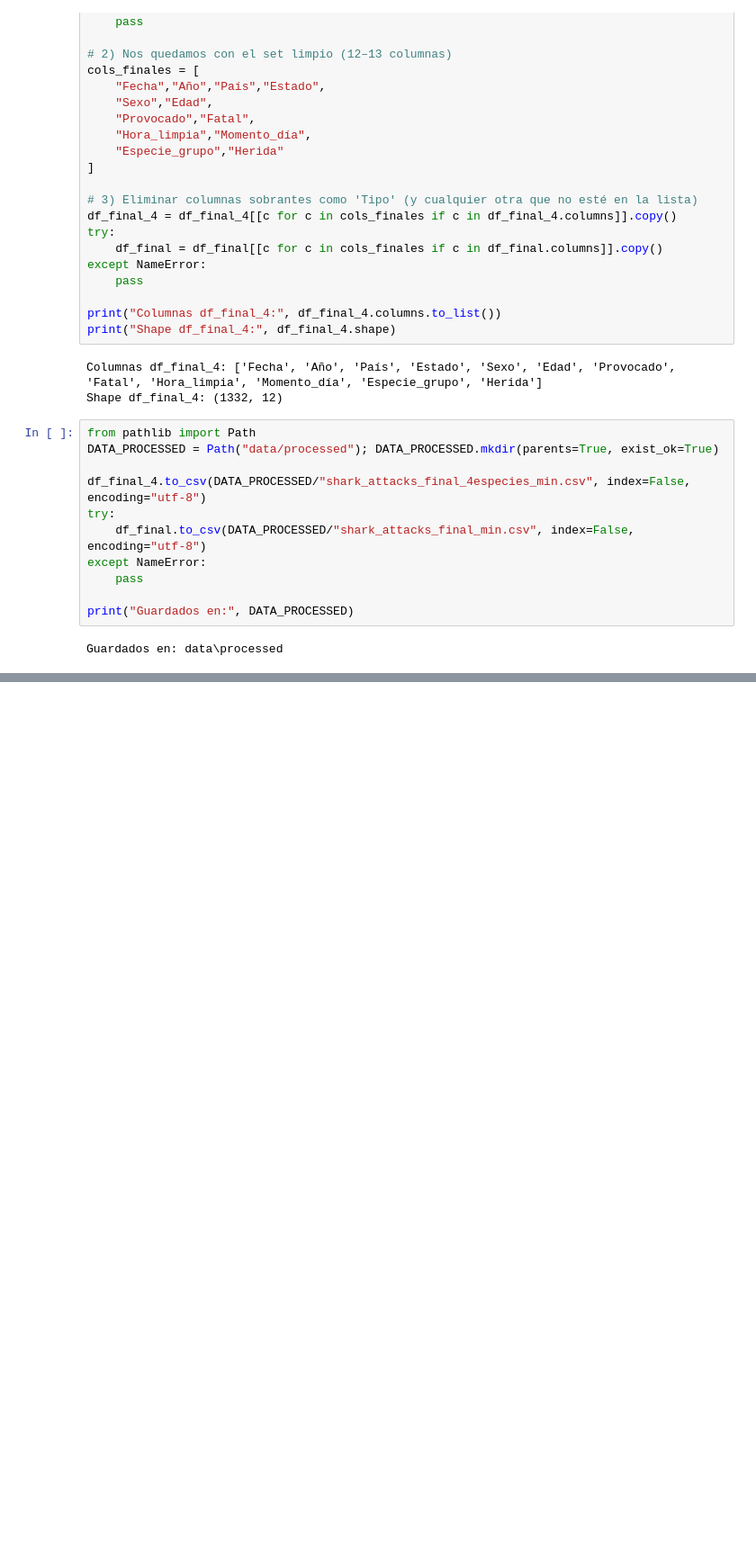
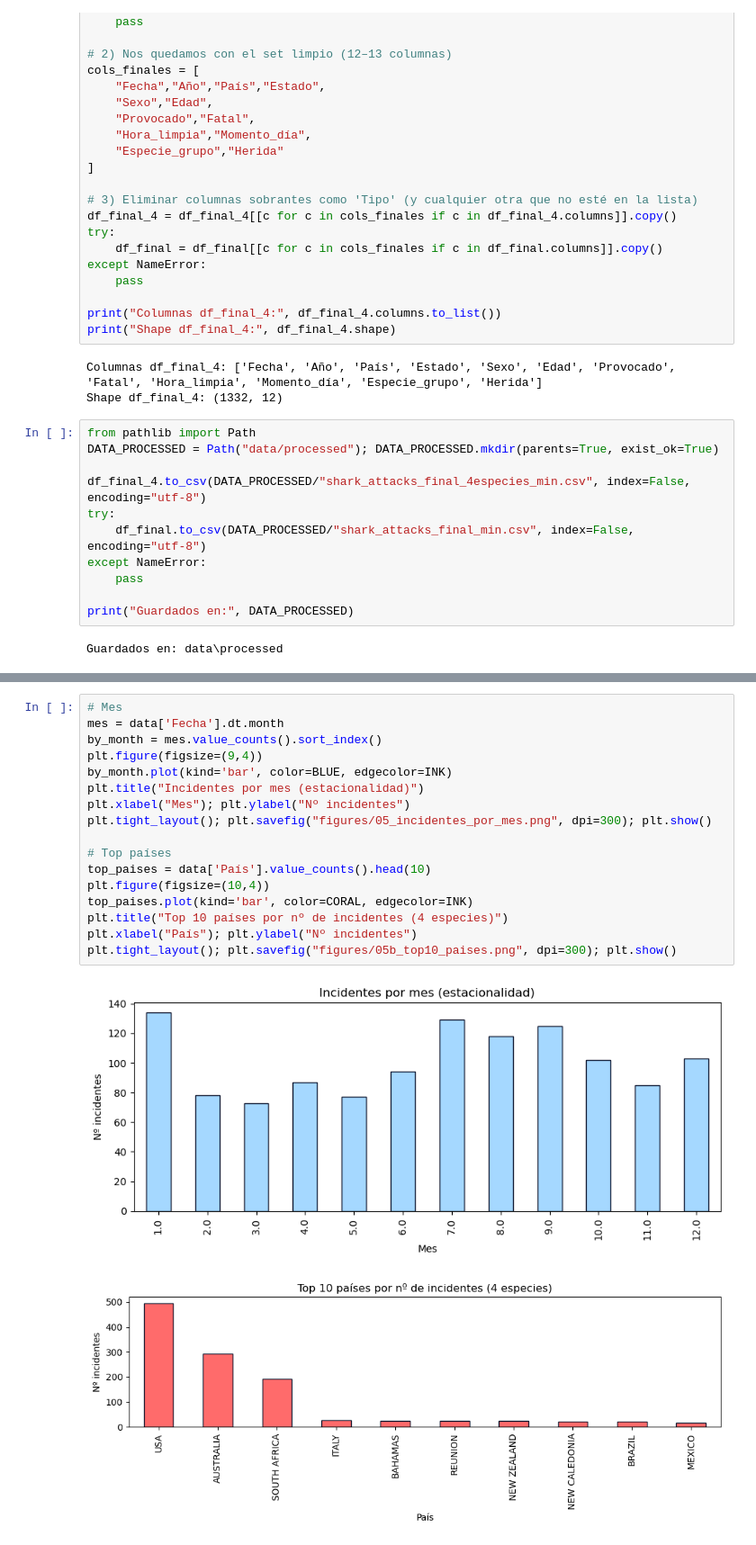
Before and after one commit to adrianrubio-data/shark-attacks, a Jupyter notebook: proyecto1.1.ipynb, the cells around one changed output, grey strips where cells are left out. Shown: that part at 90% size. Saved outputs shown, nothing was run; the diff lists cells and outputs as text; blank space fills up the shorter version.

```diff
--- a/proyecto1.1.ipynb
+++ b/proyecto1.1.ipynb
@@ -415,0 +449,20 @@ Guardados en: data\processed
+# %%
+# Mes
+mes = data['Fecha'].dt.month
+by_month = mes.value_counts().sort_index()
+plt.figure(figsize=(9,4))
+by_month.plot(kind='bar', color=BLUE, edgecolor=INK)
+plt.title("Incidentes por mes (estacionalidad)")
+plt.xlabel("Mes"); plt.ylabel("Nº incidentes")
+plt.tight_layout(); plt.savefig("figures/05_incidentes_por_mes.png", dpi=300); plt.show()
+
+# Top países
+top_paises = data['País'].value_counts().head(10)
+plt.figure(figsize=(10,4))
+top_paises.plot(kind='bar', color=CORAL, edgecolor=INK)
+plt.title("Top 10 países por nº de incidentes (4 especies)")
+plt.xlabel("País"); plt.ylabel("Nº incidentes")
+plt.tight_layout(); plt.savefig("figures/05b_top10_paises.png", dpi=300); plt.show()
+# %% [output]
+[figure, added]
+[figure, added]
```
Also changed, not shown: parts of 7 cells of this notebook, 23 other files.
